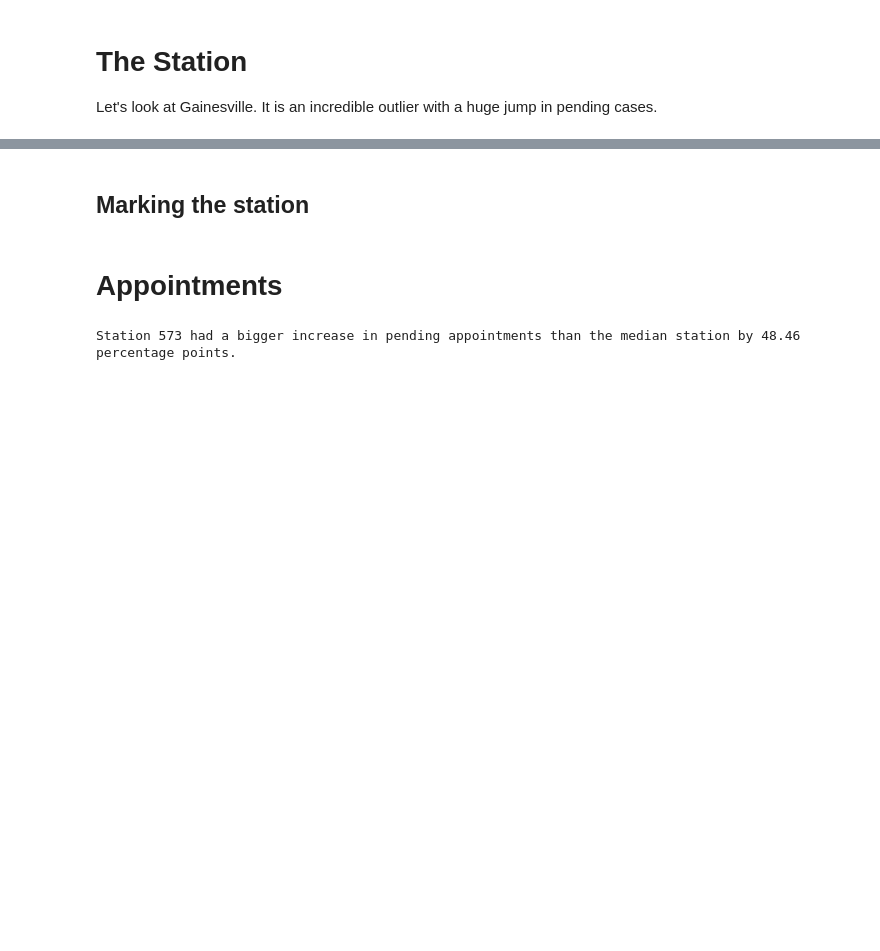
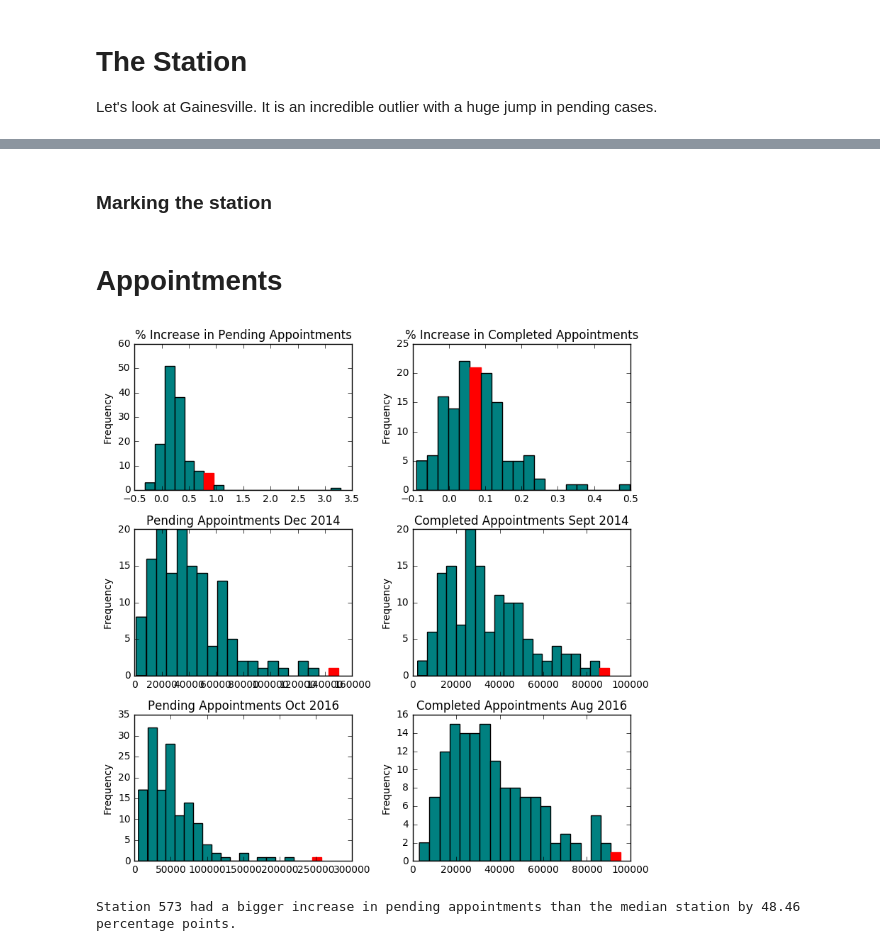
Before and after one commit to isabella232/va-data-analysis, a Jupyter notebook: One_V_All.ipynb, the cells around one changed output, grey strips where cells are left out. Drawn from its saved outputs; the diff is of its cells as text; code cells hidden in the pictures; blank space fills up the shorter version.

```diff
--- a/One_V_All.ipynb
+++ b/One_V_All.ipynb
@@ -32,3 +34,22 @@ df.head()
+# %%
+# Used to mark where in a histogram the station is located.
+# Code belongs to Tony Babarino from stackoverflow.com.
+# http://stackoverflow.com/questions/35890738/change-the-colour-of-a-matplotlib-histogram-bin-bar-given-a-value
+
+def marked_hist(column,new_ax):
+    p = df[column].plot(kind="hist", color='teal',bins=20, ax=new_ax)
+    bar_value_to_label = float(Station[column].to_string(index=False))
+    min_distance = float("inf")
+    index_of_bar_to_label = 0
+    for i, rectangle in enumerate(p.patches):  # iterate over every bar
+        tmp = abs(  # tmp = distance from middle of the bar to bar_value_to_label
+            (rectangle.get_x() +
+                (rectangle.get_width() * (1 / 2))) - bar_value_to_label)
+        if tmp < min_distance:  # we are searching for the bar with x cordinate
+                                # closest to bar_value_to_label
+            min_distance = tmp
+            index_of_bar_to_label = i
+    p.patches[index_of_bar_to_label].set_color('red')
 # %% [markdown]
 # The Station
 
@@ -44,5 +65,5 @@ Station
 # %% [markdown]
-## Marking the station
+### Marking the station
 # %%
 mark = []
 for index, row in df.iterrows():
@@ -53,6 +74,25 @@ for index, row in df.iterrows():
 df["Mark"] = mark
 # %% [markdown]
 # Appointments
+# %%
+fig, ((ax1, ax2),(ax3, ax4),(ax5, ax6)) = plt.subplots(nrows=3, ncols=2, figsize=(8,8))
+
+ax1.set_title("% Increase in Pending Appointments")
+ax1 = marked_hist("Pending_Increase_%",ax1)
+ax2.set_title("% Increase in Completed Appointments")
+ax2 = marked_hist("Complete_Increase_%",ax2)
+ax3.set_title("Pending Appointments Dec 2014")
+ax3 = marked_hist("Appts_Pending_1412",ax3)
+ax4.set_title("Completed Appointments Sept 2014")
+ax4 = marked_hist("Appts_Complete_1409",ax4)
+ax5.set_title("Pending Appointments Oct 2016")
+ax5 = marked_hist("Appts_Pending_1610",ax5)
+ax6.set_title("Completed Appointments Aug 2016")
+ax6 = marked_hist("Appts_Complete_1608",ax6)
+
+plt.tight_layout()
+# %% [output]
+[figure, added]
 # %%
 station_pending_increase = (float(Station["Pending_Increase_%"].to_string(index=False))*100) - (df["Pending_Increase_%"].median()*100)
 
```
Also changed, not shown: parts of 11 cells of this notebook, 2 other files.
